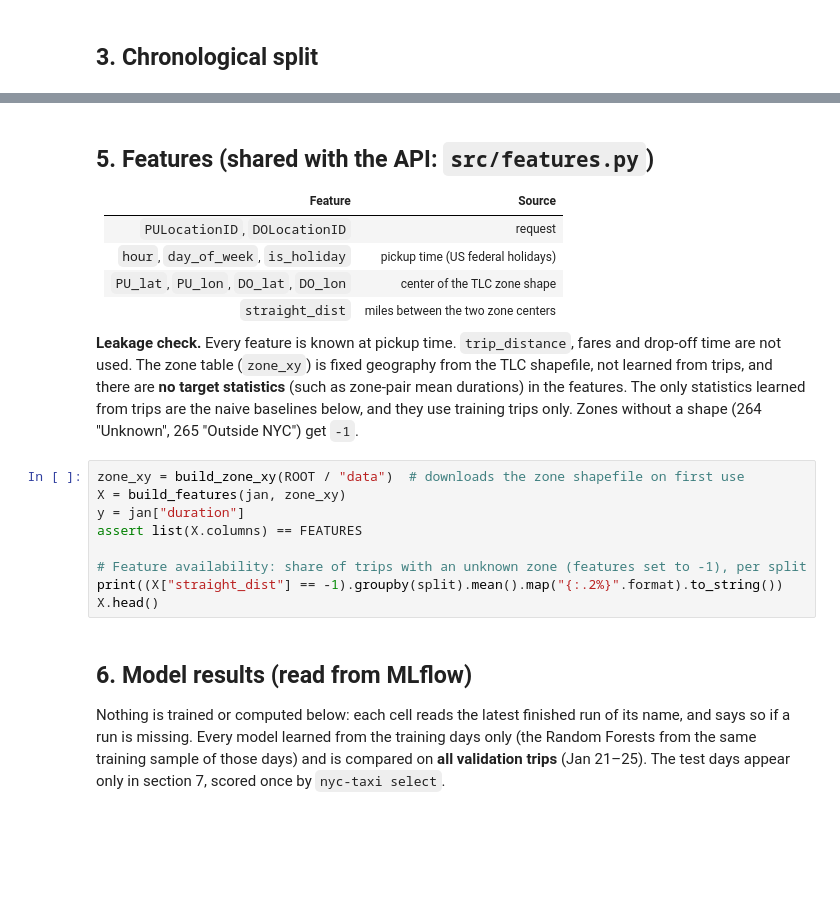
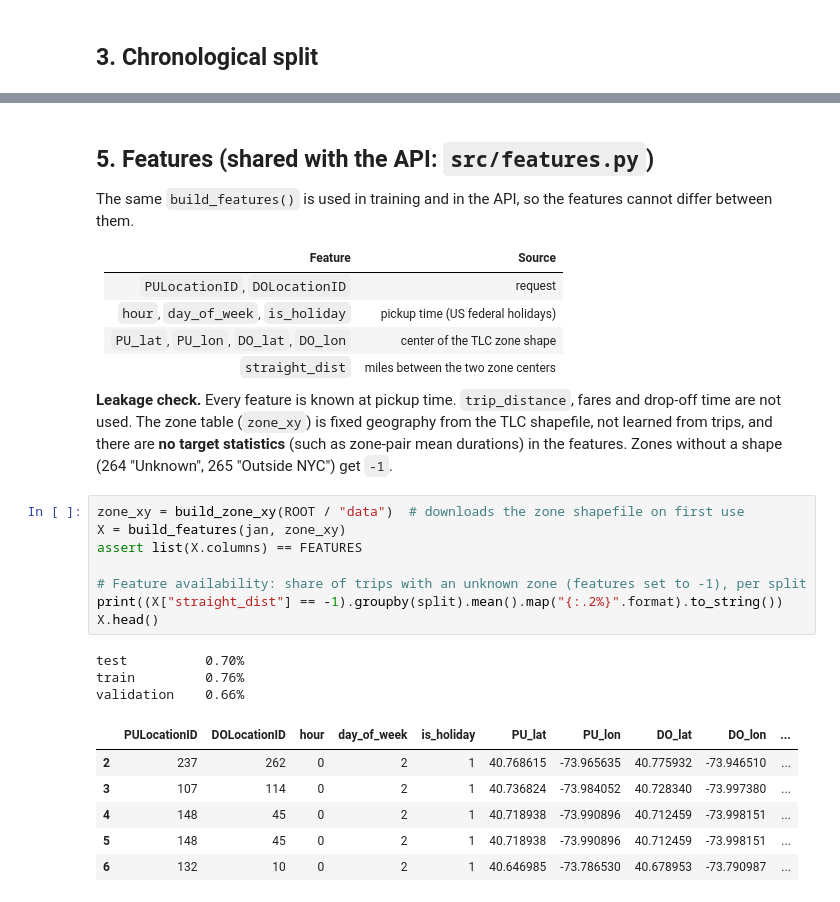
Before and after one commit to HassanHijaze/mle-model-deployment-project, a Jupyter notebook: notebooks/exploration.ipynb, the cells around one changed output, grey strips where cells are left out. Drawn from its saved outputs; the diff is of its cells as text; blank space fills up the shorter version.

```diff
--- a/notebooks/exploration.ipynb
+++ b/notebooks/exploration.ipynb
@@ -287,5 +337,7 @@ Next step: `uv run nyc-taxi all` trains, compares and registers the models.
 # %% [markdown]
 ## 5. Features (shared with the API: `src/features.py`)
+
+The same `build_features()` is used in training and in the API, so the features cannot differ between them.
 
 | Feature | Source |
 |---|---|
@@ -296,22 +348,23 @@ Next step: `uv run nyc-taxi all` trains, compares and registers the models.
 
 **Leakage check.** Every feature is known at pickup time. `trip_distance`, fares and drop-off time are
 not used. The zone table (`zone_xy`) is fixed geography from the TLC shapefile, not learned from trips,
-and there are **no target statistics** (such as zone-pair mean durations) in the features. The only
-statistics learned from trips are the naive baselines below, and they use training trips only. Zones
+and there are **no target statistics** (such as zone-pair mean durations) in the features. Zones
 without a shape (264 "Unknown", 265 "Outside NYC") get `-1`.
 # %%
 zone_xy = build_zone_xy(ROOT / "data")  # downloads the zone shapefile on first use
 X = build_features(jan, zone_xy)
-y = jan["duration"]
 assert list(X.columns) == FEATURES
 
 # Feature availability: share of trips with an unknown zone (features set to -1), per split
 print((X["straight_dist"] == -1).groupby(split).mean().map("{:.2%}".format).to_string())
 X.head()
+# %% [output]
+test          0.70%
+train         0.76%
+validation    0.66%
+|  | PULocationID | DOLocationID | hour | day_of_week | is_holiday | PU_lat | PU_lon | DO_lat | DO_lon | ... |
+| 2 | 237 | 262 | 0 | 2 | 1 | 40.768615 | -73.965635 | 40.775932 | -73.946510 | ... |
+| 3 | 107 | 114 | 0 | 2 | 1 | 40.736824 | -73.984052 | 40.728340 | -73.997380 | ... |
+| 4 | 148 | 45 | 0 | 2 | 1 | 40.718938 | -73.990896 | 40.712459 | -73.998151 | ... |
+| 5 | 148 | 45 | 0 | 2 | 1 | 40.718938 | -73.990896 | 40.712459 | -73.998151 | ... |
+| 6 | 132 | 10 | 0 | 2 | 1 | 40.646985 | -73.786530 | 40.678953 | -73.790987 | ... |
-# %% [markdown]
-## 6. Model results (read from MLflow)
-
-Nothing is trained or computed below: each cell reads the latest finished run of its name, and says so
-if a run is missing. Every model learned from the training days only (the Random Forests from the same
-training sample of those days) and is compared on **all validation trips** (Jan 21–25). The test days
-appear only in section 7, scored once by `nyc-taxi select`.
```
Also changed, not shown: parts of 36 cells of this notebook, 18 other files.
